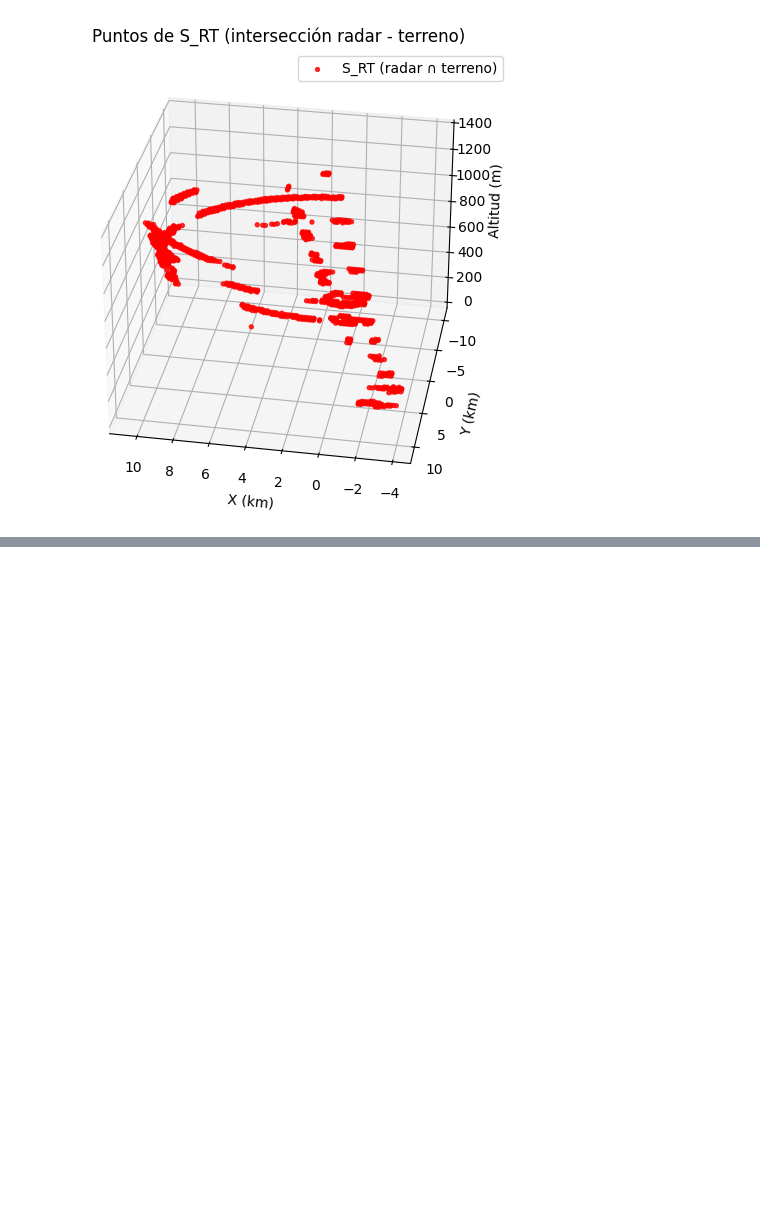
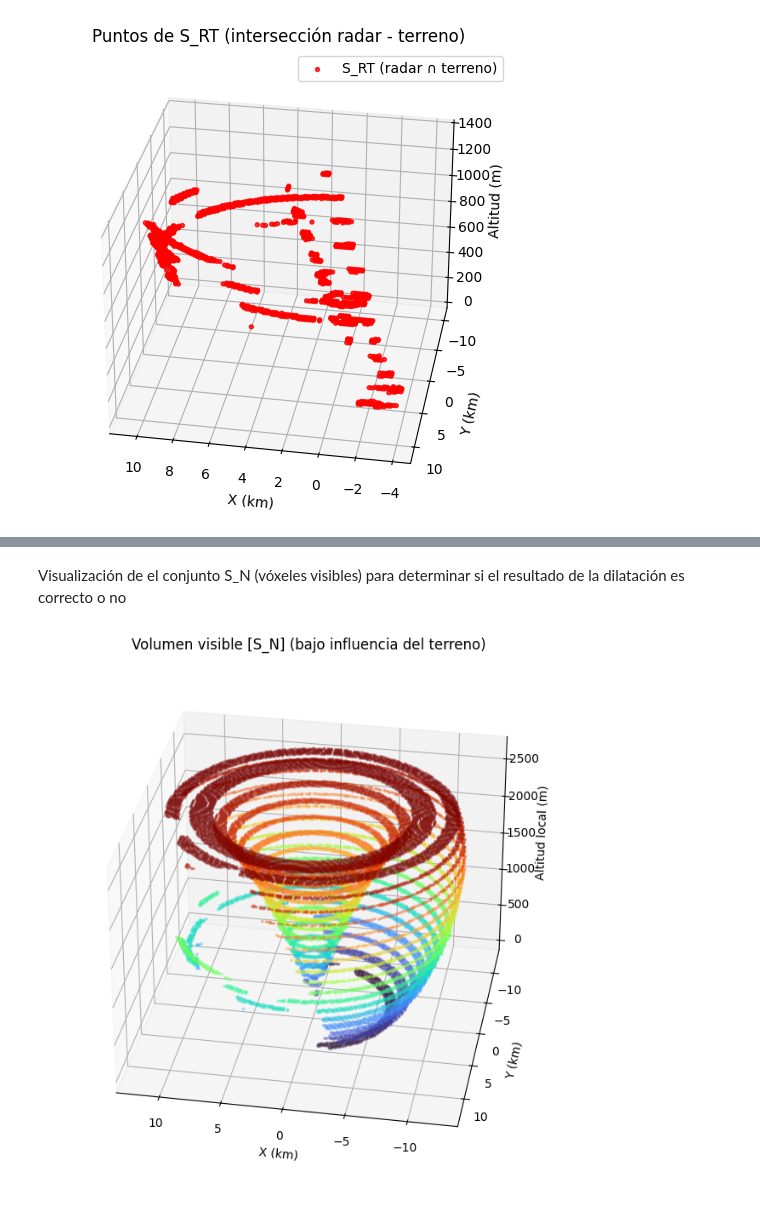
Before and after one commit to prm2419/Radar_coverage_with_DEM, a Jupyter notebook: Pruebas_tensores.ipynb, the cells around one changed output, grey strips where cells are left out. Drawn from its saved outputs; the diff is of its cells as text; code cells hidden in the pictures; blank space fills up the shorter version.

```diff
--- a/Pruebas_tensores.ipynb
+++ b/Pruebas_tensores.ipynb
@@ -569,0 +615,22 @@ n = 200  # Ajustable
+# %%
+# Función F_judge(p)
+
+def F_Judge(P, radar_voxel, grid_flags):
+    ''' Función que decide si un voxel P es candidato a dilatación según los criterio por el factor de juicio. '''
+    i, j, k = P
+
+    # 1) Nunca dilatar sobre terreno
+    if grid_flags[i, j, k] == 3:
+        return 0
+
+    # 2) El voxel a juzgar DEBE pertenecer al rango ideal:
+    #    - flag 2: parte del volumen ideal aún no confirmado
+    #    - flag 1: ya forma parte del volumen visible
+    if grid_flags[i, j, k] not in (1, 2):
+        return 0
+
+    # 3) Comprobar oclusión con el terreno
+    if F_occlusion(P, radar_voxel, grid_flags) == 0:
+        return 0
+
+    return 1
@@ -569,0 +680,27 @@ n = 200  # Ajustable
+# %% [markdown]
+Visualización de el conjunto S_N (vóxeles visibles) para determinar si el resultado de la dilatación es correcto o no
+# %%
+# Visualizar S_N
+
+visible = np.array(list(S_N))
+IX_v, IY_v, IZ_v = visible[:,0], visible[:,1], visible[:,2]
+
+Xv = xc[IX_v]
+Yv = yc[IY_v]
+Zv = zc[IZ_v]
+
+fig = plt.figure(figsize=(10,8))
+ax = fig.add_subplot(111, projection='3d')
+
+ax.scatter(Xv/1000.0, Yv/1000.0, Zv,
+           s=3, c=Zv, cmap='turbo', alpha=0.3)
+
+ax.set_xlabel("X (km)")
+ax.set_ylabel("Y (km)")
+ax.set_zlabel("Altitud local (m)")
+ax.set_title("Volumen visible [S_N] (bajo influencia del terreno)")
+# angulo de vista inicial
+ax.view_init(elev=30, azim=100)
+plt.show()
+# %% [output]
+[figure, added]
```
Also changed, not shown: parts of 15 cells of this notebook.
